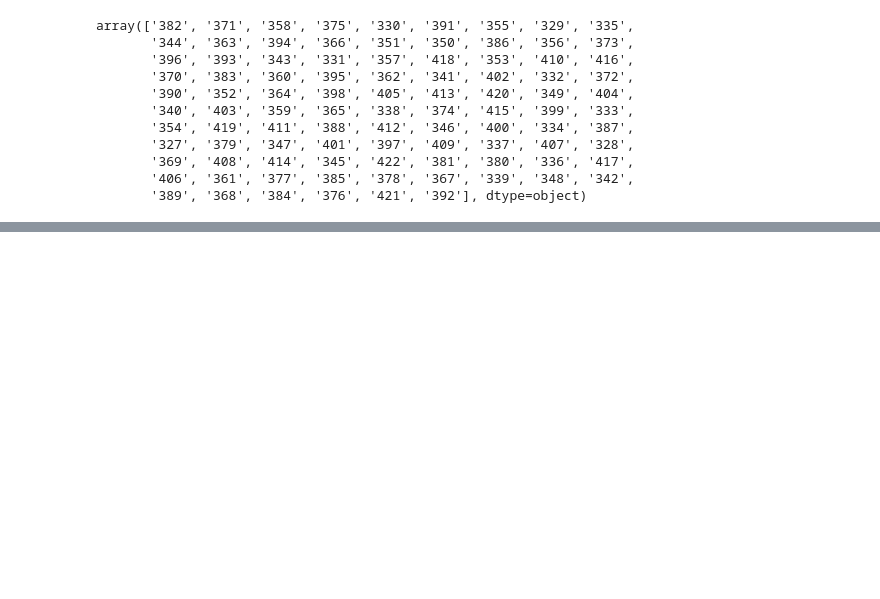
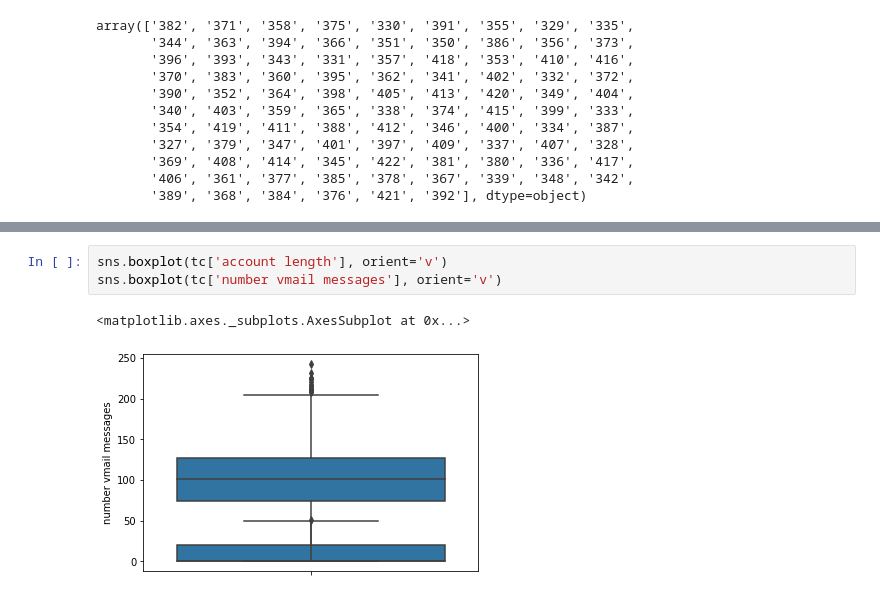
Before and after one commit to scottkds/metis_project3, a Jupyter notebook: models/Churn_EDA.ipynb, the cells around one changed output, grey strips where cells are left out. Cells and saved outputs as stored; diff of their text form; blank space fills up the shorter version.

```diff
--- a/models/Churn_EDA.ipynb
+++ b/models/Churn_EDA.ipynb
@@ -149,0 +166,6 @@ The distribution of phone numbers doesn't seem realistic. The area codes are Cal
+# %%
+sns.boxplot(tc['account length'], orient='v')
+sns.boxplot(tc['number vmail messages'], orient='v')
+# %% [output]
+<matplotlib.axes._subplots.AxesSubplot at 0x...>
+[figure, added]
```
Also changed, not shown: parts of 23 cells of this notebook.
